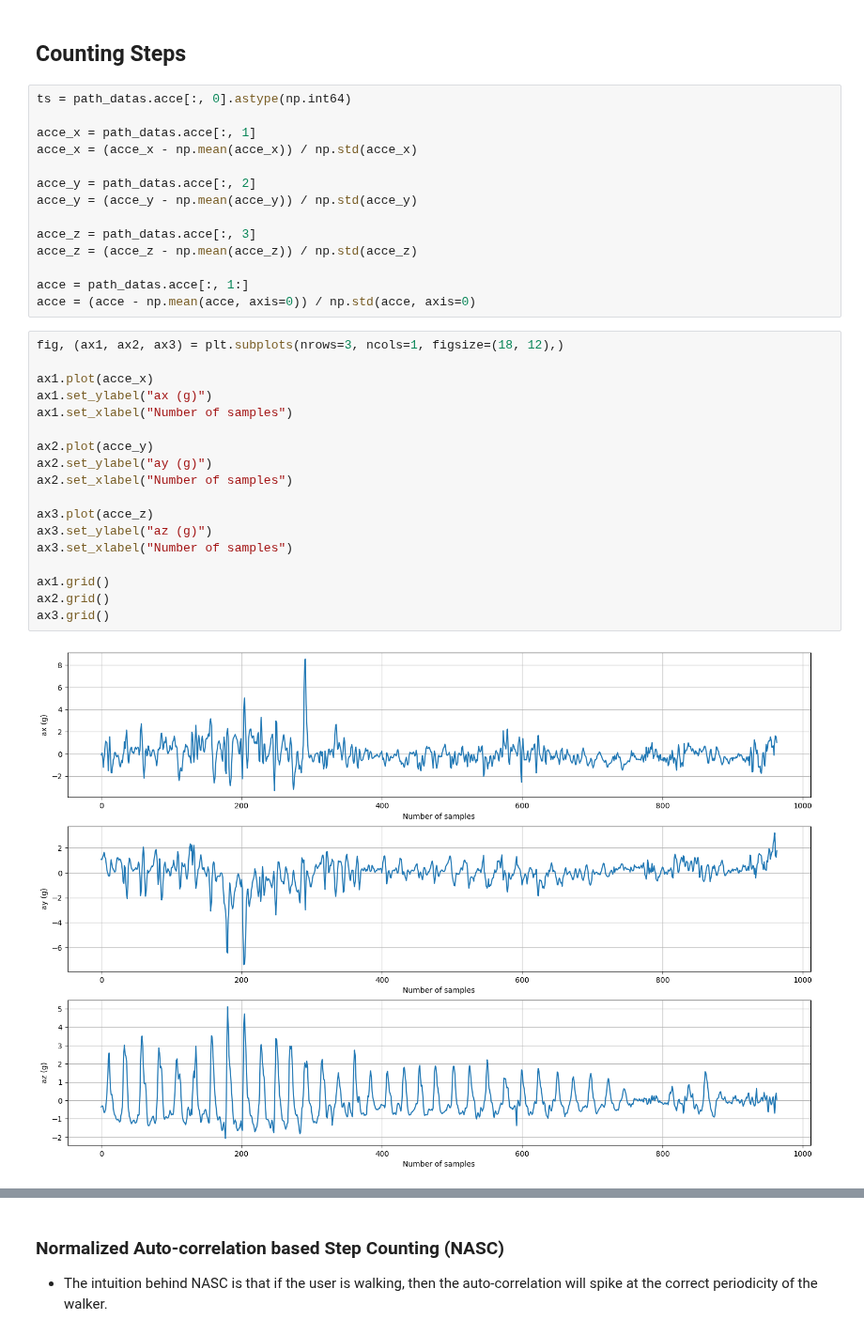
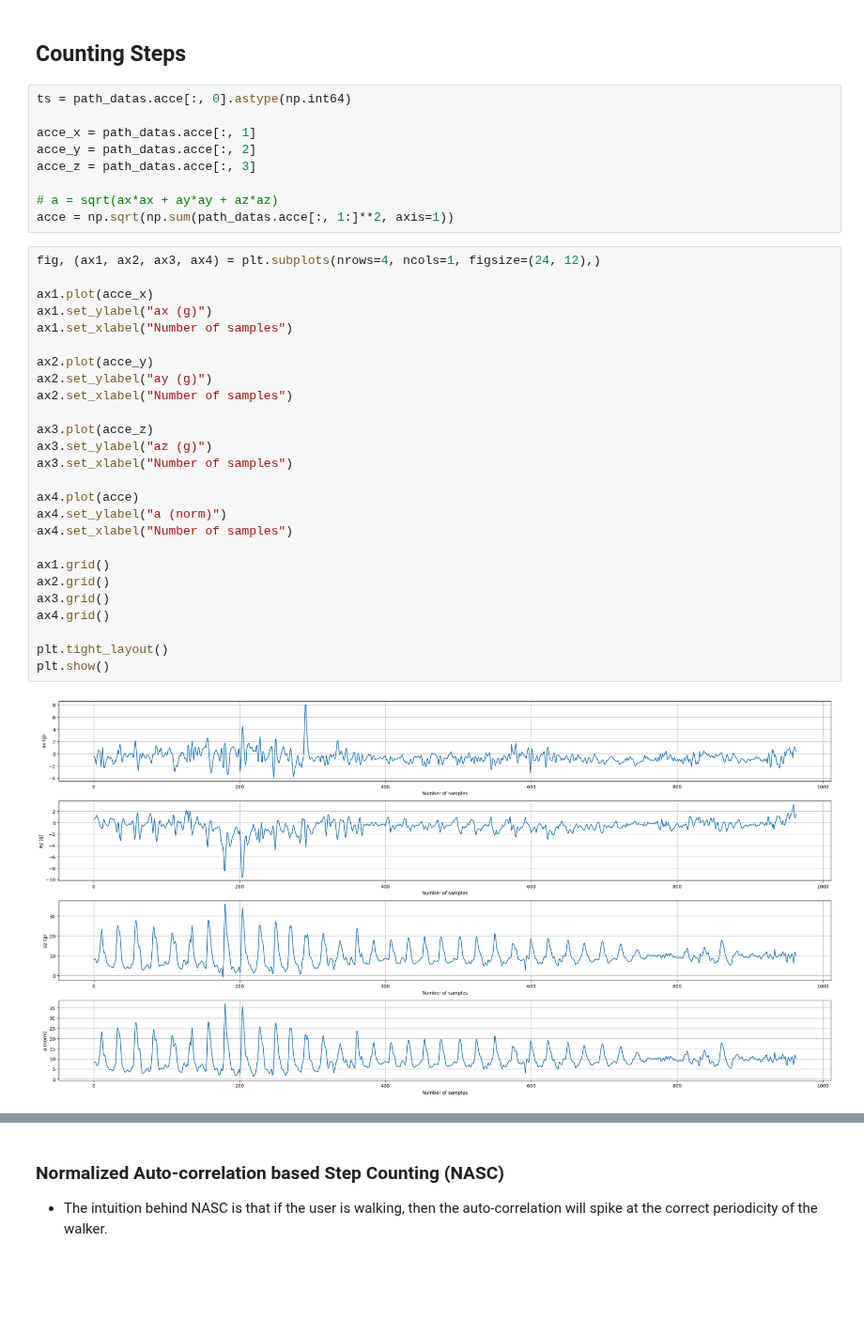
Before and after one commit to hungnd11/my-thesis, a Jupyter notebook: code/notebooks/zee.ipynb, the cells around one changed output, grey strips where cells are left out. Shown at 94% size. Drawn from its saved outputs; the diff is of its cells as text; blank space fills up the shorter version.

```diff
--- a/code/notebooks/zee.ipynb
+++ b/code/notebooks/zee.ipynb
@@ -68,33 +68,36 @@ gt_location = path_datas.waypoint[:, 1:]
 ts = path_datas.acce[:, 0].astype(np.int64)
 
 acce_x = path_datas.acce[:, 1]
-acce_x = (acce_x - np.mean(acce_x)) / np.std(acce_x)
+acce_y = path_datas.acce[:, 2]
+acce_z = path_datas.acce[:, 3]
 
-acce_y = path_datas.acce[:, 2]
-acce_y = (acce_y - np.mean(acce_y)) / np.std(acce_y)
-
-acce_z = path_datas.acce[:, 3]
-acce_z = (acce_z - np.mean(acce_z)) / np.std(acce_z)
-
-acce = path_datas.acce[:, 1:]
-acce = (acce - np.mean(acce, axis=0)) / np.std(acce, axis=0)
+# a = sqrt(ax*ax + ay*ay + az*az)
+acce = np.sqrt(np.sum(path_datas.acce[:, 1:]**2, axis=1))
 # %%
-fig, (ax1, ax2, ax3) = plt.subplots(nrows=3, ncols=1, figsize=(18, 12),)
+fig, (ax1, ax2, ax3, ax4) = plt.subplots(nrows=4, ncols=1, figsize=(24, 12),)
 
 ax1.plot(acce_x)
 ax1.set_ylabel("ax (g)")
 ax1.set_xlabel("Number of samples")
 
 ax2.plot(acce_y)
 ax2.set_ylabel("ay (g)")
 ax2.set_xlabel("Number of samples")
 
 ax3.plot(acce_z)
 ax3.set_ylabel("az (g)")
 ax3.set_xlabel("Number of samples")
 
+ax4.plot(acce)
+ax4.set_ylabel("a (norm)")
+ax4.set_xlabel("Number of samples")
+
 ax1.grid()
 ax2.grid()
 ax3.grid()
+ax4.grid()
+
+plt.tight_layout()
+plt.show()
 # %% [output]
-[figure, old version]
+[figure, new version]
```
Also changed, not shown: parts of 60 cells of this notebook.
